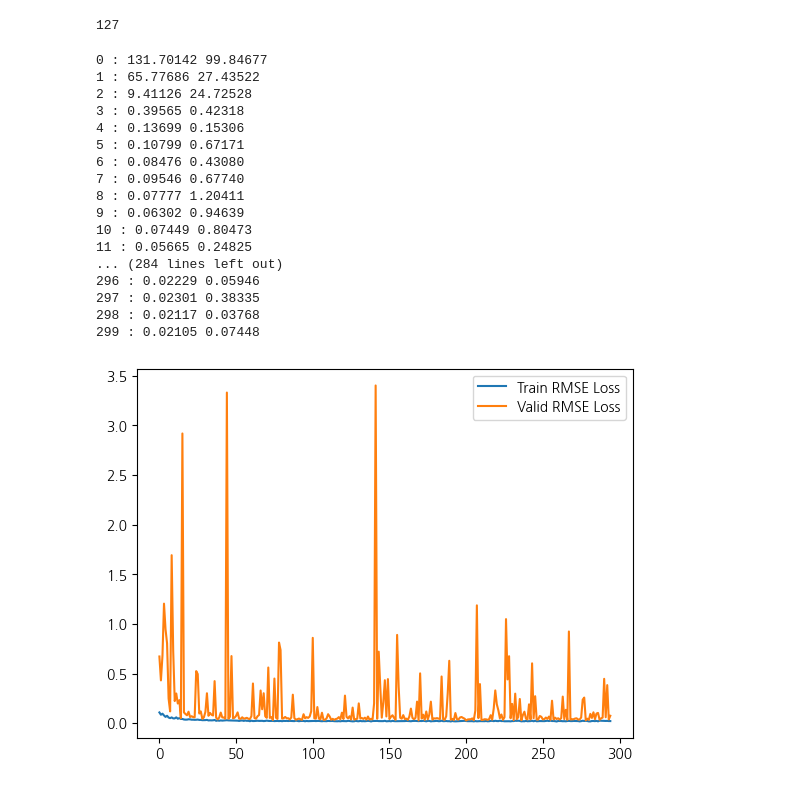
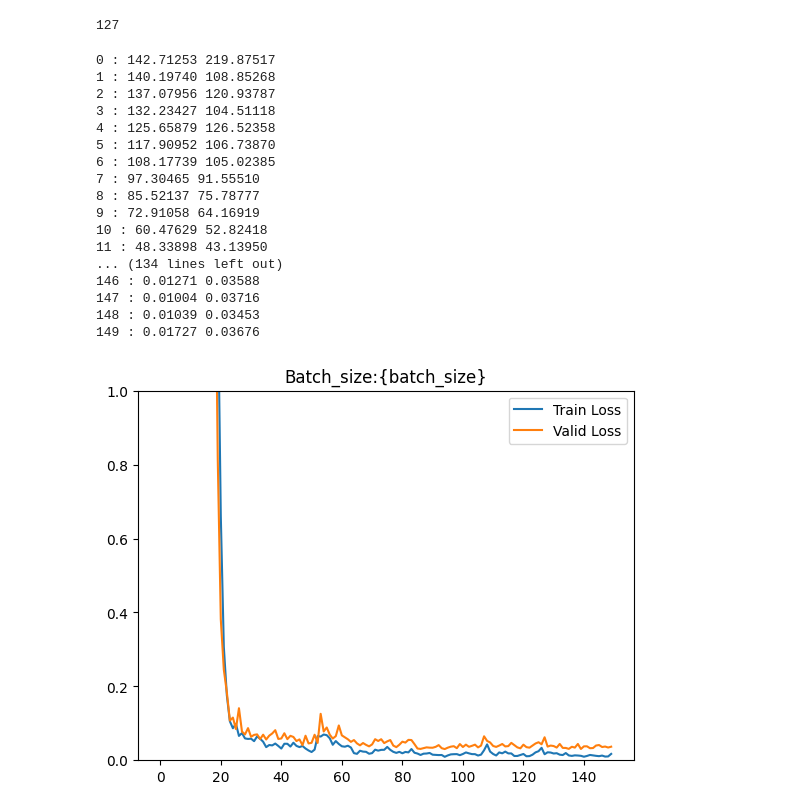
Before and after one commit to mindang/KDT-AI-Assinment, a Jupyter notebook: week8_kaggle/boston/test copy_EM.ipynb, the cells around one changed output. Saved outputs shown, nothing was run; the diff lists cells and outputs as text; code cells hidden in the pictures.

```diff
--- a/week8_kaggle/boston/test copy_EM.ipynb
+++ b/week8_kaggle/boston/test copy_EM.ipynb
@@ -174,5 +164,6 @@ cuda
 # %%
 from sklearn.model_selection import train_test_split
+batch_size = 128
 if type(y) == type(pd.Series()):
     y=y.to_numpy()
 X_train , X_val , y_train , y_val = train_test_split(X, y,test_size=0.2, shuffle=True,random_state=5252)
@@ -183,7 +174,7 @@ X_val = torch.tensor(X_val).float().to(device)
 y_train = torch.tensor(y_train).float().to(device).unsqueeze(1) # Unsqueeze to match the shape of the output of our model
 X_train = torch.tensor(X_train).float().to(device)
 dataset = TensorDataset(X_train, y_train) # Make X,y into dataset so we can work with DataLoader which iterate our data in batch size
-dataloader = DataLoader(dataset, batch_size=16, shuffle=True)
+dataloader = DataLoader(dataset, batch_size=batch_size, shuffle=True)
 
 X_test= torch.tensor(X_test).float().to(device)
 print(X_train.shape,y_train.shape)
@@ -209,7 +200,7 @@ criterion = nn.MSELoss()
 # %%
 train_losses = []
 val_losses = []
-epochs = 300
+epochs = 150
 
 X_val , y_val = X_val.to(device) , y_val.to(device)
 
@@ -225,7 +216,7 @@ for epoch in range(epochs):
         optimizer.zero_grad()
         loss.backward()
         optimizer.step()
-    scheduler.step()
+    #scheduler.step()
 
     train_losses.append(running_loss/(batch + 1))
 
@@ -237,30 +228,32 @@ for epoch in range(epochs):
     print(f'{epoch} : {train_losses[-1]:.5f} {val_losses[-1]:.5f}')
     torch.save(model.state_dict(), os.path.join('./model_data/', '{0:0=2d}.pth'.format(epoch)))
 # %% [output]
-0 : 131.70142 99.84677
-1 : 65.77686 27.43522
-2 : 9.41126 24.72528
-3 : 0.39565 0.42318
-4 : 0.13699 0.15306
-5 : 0.10799 0.67171
-6 : 0.08476 0.43080
-7 : 0.09546 0.67740
-8 : 0.07777 1.20411
-9 : 0.06302 0.94639
-10 : 0.07449 0.80473
-11 : 0.05665 0.24825
-... (284 lines left out)
-296 : 0.02229 0.05946
-297 : 0.02301 0.38335
-298 : 0.02117 0.03768
-299 : 0.02105 0.07448
+0 : 142.71253 219.87517
+1 : 140.19740 108.85268
+2 : 137.07956 120.93787
+3 : 132.23427 104.51118
+4 : 125.65879 126.52358
+5 : 117.90952 106.73870
+6 : 108.17739 105.02385
+7 : 97.30465 91.55510
+8 : 85.52137 75.78777
+9 : 72.91058 64.16919
+10 : 60.47629 52.82418
+11 : 48.33898 43.13950
+... (134 lines left out)
+146 : 0.01271 0.03588
+147 : 0.01004 0.03716
+148 : 0.01039 0.03453
+149 : 0.01727 0.03676
 # %%
-sns.lineplot(train_losses[5:], label='Train RMSE Loss')
-sns.lineplot(val_losses[5:], label='Valid RMSE Loss')
+sns.lineplot(train_losses[:], label='Train Loss')
+sns.lineplot(val_losses[:], label='Valid Loss')
+plt.ylim(0, 1.0)
+plt.title('Batch_size:{batch_size}')
 plt.legend()
 plt.show()
 # %% [output]
-[figure, old version]
+[figure, new version]
 # %%
 # test
 best_epoch = np.argmin(np.array(val_losses)) + 1
```
Also changed, not shown: parts of 5 cells of this notebook, 2 other files.
